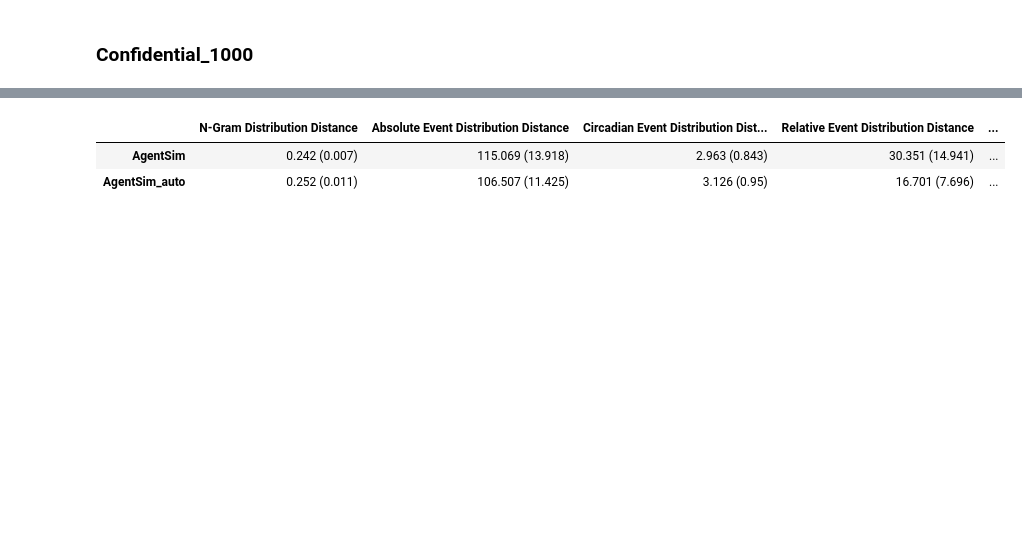
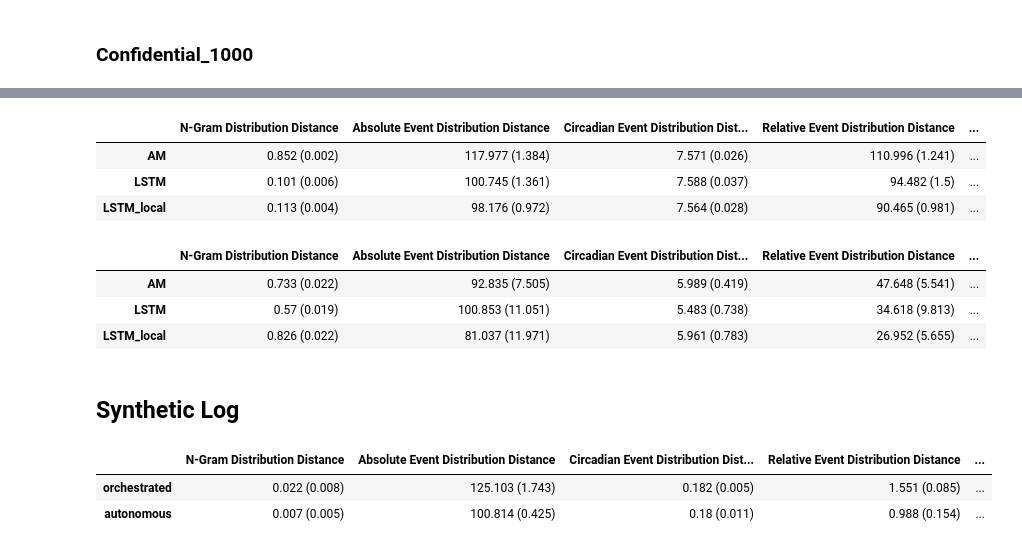
Before and after one commit to wekesaclinton/agentsimulator-bpm, a Jupyter notebook: analysis_notebooks/evaluation.ipynb, the cells around one changed output, grey strips where cells are left out. Saved outputs shown, nothing was run; the diff lists cells and outputs as text; code cells hidden in the pictures; blank space fills up the shorter version.

Commit message:
add synthetic example

```diff
--- a/analysis_notebooks/evaluation.ipynb
+++ b/analysis_notebooks/evaluation.ipynb
@@ -62,10 +60,10 @@ def align_column_names(df):
         df = df.rename(columns={'Resource': 'resource'})
     elif 'user' in df.columns:
         df = df.rename(columns={'user': 'resource'})
-    # elif 'agent' in df.columns:
-    #     if 'resource' in df.columns:
-    #         df = df.drop(['resource'], axis=1)
-    #     df = df.rename(columns={'agent': 'resource'})
+    elif 'agent' in df.columns:
+        if 'resource' in df.columns:
+            df = df.drop(['resource'], axis=1)
+        df = df.rename(columns={'agent': 'resource'})
     elif 'org:resource' in df.columns:
         df = df.rename(columns={'org:resource': 'resource'})
     if 'start_timestamp' in df.columns:
@@ -513,21 +454,72 @@ results_df
+# %%
+PATH_TEST_LOG_MAS = '../simulated_data/cvs_pharmacy/autonomous_smap_smap/test_preprocessed.csv'
+PATH_SIMULATED_LOG_MAS = '../simulated_data/cvs_pharmacy/autonomous_smap_smap'
+
+PATH_TEST_LOG_LSTM = '../simulated_data/cvs_pharmacy/orchestrated_lstm/test_preprocessed.csv'
+PATH_SIMULATED_LOG_LSTM = '../simulated_data/cvs_pharmacy/orchestrated_lstm'
+
+PATH_TEST_LOG_LSTM_local = '../simulated_data/cvs_pharmacy/orchestrated_lstm_local2/test_preprocessed.csv'
+PATH_SIMULATED_LOG_LSTM_local = '../simulated_data/cvs_pharmacy/orchestrated_lstm_local2'
+
+log_paths = [
+    [PATH_TEST_LOG_MAS, PATH_SIMULATED_LOG_MAS],
+    [PATH_TEST_LOG_LSTM, PATH_SIMULATED_LOG_LSTM],
+    [PATH_TEST_LOG_LSTM_local, PATH_SIMULATED_LOG_LSTM_local],
+]
+
+name_experiments = ['AM', 'LSTM', 'LSTM_local']
+
+mean_results, results_df = main_(log_paths, name_experiments)
+results_df
+# %% [output]
+|  | N-Gram Distribution Distance | Absolute Event Distribution Distance | Circadian Event Distribution Dist... | Relative Event Distribution Distance | ... |
+| AM | 0.852 (0.002) | 117.977 (1.384) | 7.571 (0.026) | 110.996 (1.241) | ... |
+| LSTM | 0.101 (0.006) | 100.745 (1.361) | 7.588 (0.037) | 94.482 (1.5) | ... |
+| LSTM_local | 0.113 (0.004) | 98.176 (0.972) | 7.564 (0.028) | 90.465 (0.981) | ... |
+# %%
+PATH_TEST_LOG_MAS = '../simulated_data/Production/autonomous_smap_smap/test_preprocessed.csv'
+PATH_SIMULATED_LOG_MAS = '../simulated_data/Production/autonomous_smap_smap'
+
+PATH_TEST_LOG_LSTM = '../simulated_data/Production/orchestrated_lstm/test_preprocessed.csv'
+PATH_SIMULATED_LOG_LSTM = '../simulated_data/Production/orchestrated_lstm'
+
+PATH_TEST_LOG_LSTM_local = '../simulated_data/Production/orchestrated_lstm_local2/test_preprocessed.csv'
+PATH_SIMULATED_LOG_LSTM_local = '../simulated_data/Production/orchestrated_lstm_local2'
+
+log_paths = [
+    [PATH_TEST_LOG_MAS, PATH_SIMULATED_LOG_MAS],
+    [PATH_TEST_LOG_LSTM, PATH_SIMULATED_LOG_LSTM],
+    [PATH_TEST_LOG_LSTM_local, PATH_SIMULATED_LOG_LSTM_local],
+]
+
+name_experiments = ['AM', 'LSTM', 'LSTM_local']
+
+mean_results, results_df = main_(log_paths, name_experiments)
+results_df
+# %% [output]
+|  | N-Gram Distribution Distance | Absolute Event Distribution Distance | Circadian Event Distribution Dist... | Relative Event Distribution Distance | ... |
+| AM | 0.733 (0.022) | 92.835 (7.505) | 5.989 (0.419) | 47.648 (5.541) | ... |
+| LSTM | 0.57 (0.019) | 100.853 (11.051) | 5.483 (0.738) | 34.618 (9.813) | ... |
+| LSTM_local | 0.826 (0.022) | 81.037 (11.971) | 5.961 (0.783) | 26.952 (5.655) | ... |
+# %% [markdown]
+## Synthetic Log
 # %%
-PATH_TEST_LOG_MAS = '../simulated_data/Confidential_1000/orchestrated/test_preprocessed.csv'
-PATH_SIMULATED_LOG_MAS = '../simulated_data/Confidential_1000/orchestrated'
+PATH_TEST_LOG_MAS_orchestrated = '../simulated_data/synthetic_log_calendars/orchestrated/test_preprocessed.csv'
+PATH_SIMULATED_LOG_MAS_orchestrated = '../simulated_data/synthetic_log_calendars/orchestrated'
 
-PATH_TEST_LOG_MAS_auto = '../simulated_data/Confidential_1000/autonomous/test_preprocessed.csv'
-PATH_SIMULATED_LOG_MAS_auto = '../simulated_data/Confidential_1000/autonomous'
-
+PATH_TEST_LOG_MAS_autonomous = '../simulated_data/synthetic_log_calendars/autonomous/test_preprocessed.csv'
+PATH_SIMULATED_LOG_MAS_autonomous = '../simulated_data/synthetic_log_calendars/autonomous'
 
 log_paths = [
-    [PATH_TEST_LOG_MAS, PATH_SIMULATED_LOG_MAS],
-    [PATH_TEST_LOG_MAS_auto, PATH_SIMULATED_LOG_MAS_auto],
+    [PATH_TEST_LOG_MAS_orchestrated, PATH_SIMULATED_LOG_MAS_orchestrated],
+    [PATH_TEST_LOG_MAS_autonomous, PATH_SIMULATED_LOG_MAS_autonomous],
 ]
 
-name_experiments = ['AgentSim', 'AgentSim_auto']
+name_experiments = ['orchestrated', 'autonomous']
 
 mean_results, results_df = main_(log_paths, name_experiments)
 results_df
 # %% [output]
 |  | N-Gram Distribution Distance | Absolute Event Distribution Distance | Circadian Event Distribution Dist... | Relative Event Distribution Distance | ... |
-| AgentSim | 0.242 (0.007) | 115.069 (13.918) | 2.963 (0.843) | 30.351 (14.941) | ... |
-| AgentSim_auto | 0.252 (0.011) | 106.507 (11.425) | 3.126 (0.95) | 16.701 (7.696) | ... |
+| orchestrated | 0.022 (0.008) | 125.103 (1.743) | 0.182 (0.005) | 1.551 (0.085) | ... |
+| autonomous | 0.007 (0.005) | 100.814 (0.425) | 0.18 (0.011) | 0.988 (0.154) | ... |
```
Also changed, not shown: parts of 37 cells of this notebook.
